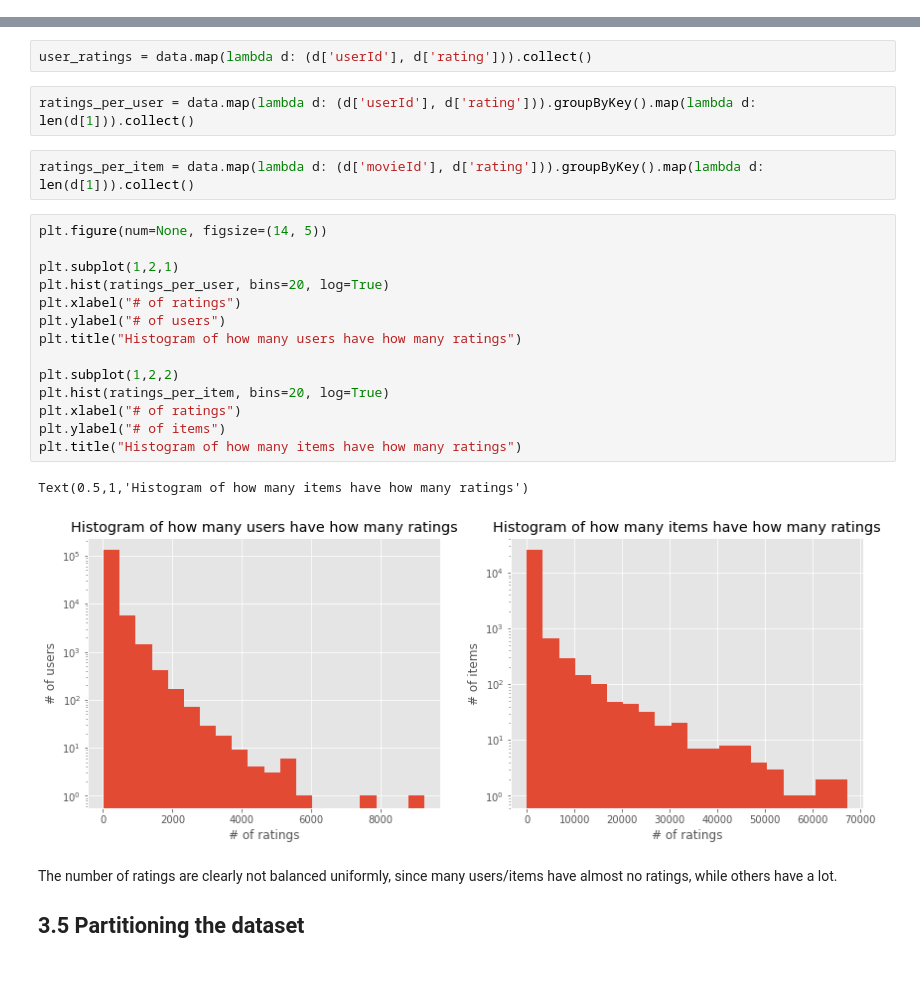
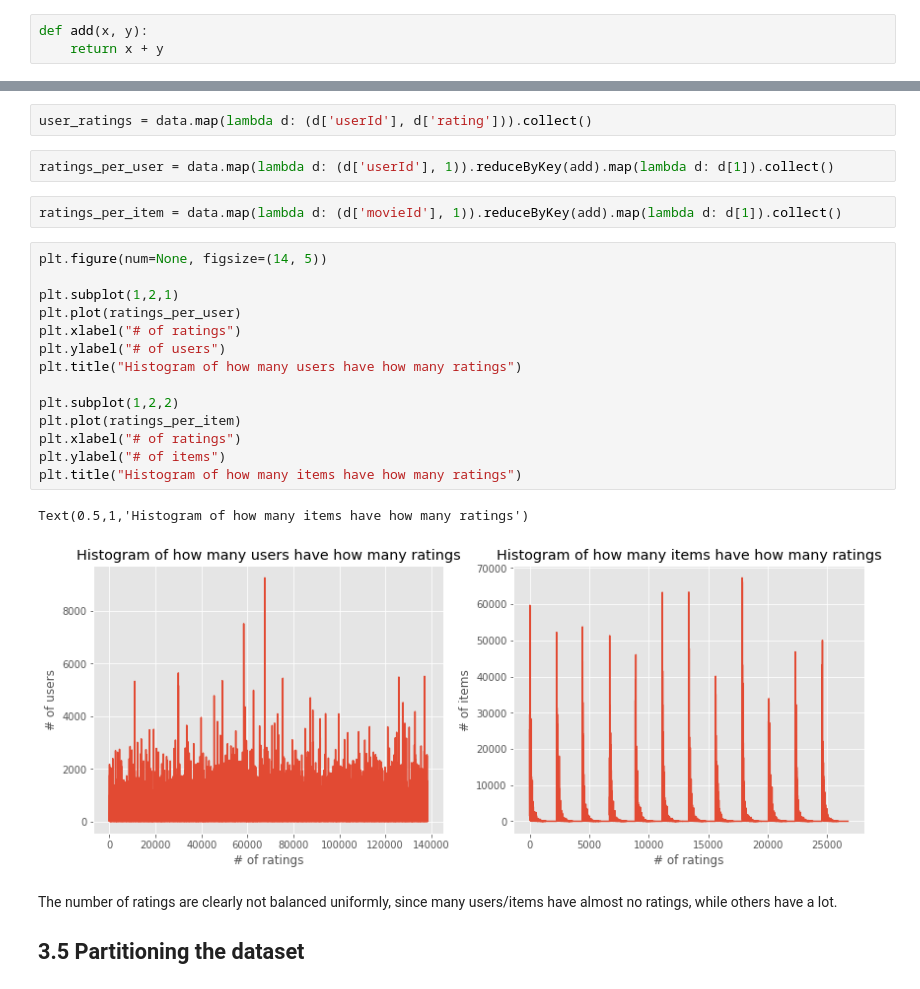
Before and after one commit to rbischof/ianalytics, a Jupyter notebook: ix-lab3/lab3-recsys.ipynb, the cells around one changed output, grey strips where cells are left out. Cells and saved outputs as stored; diff of their text form.

```diff
--- a/ix-lab3/lab3-recsys.ipynb
+++ b/ix-lab3/lab3-recsys.ipynb
@@ -12,6 +13,9 @@ from matplotlib.colors import rgb2hex
 
 %matplotlib inline
 plt.style.use("ggplot")
+# %%
+def add(x, y):
+    return x + y
 # %% [markdown]
 What does the data look like?
 # %%
@@ -26,26 +30,26 @@ data = sc.textFile("/ix/ml-20m/ratings.txt").map(json.loads)
 # %%
 user_ratings = data.map(lambda d: (d['userId'], d['rating'])).collect()
 # %%
-ratings_per_user = data.map(lambda d: (d['userId'], d['rating'])).groupByKey().map(lambda d: len(d[1])).collect()
+ratings_per_user = data.map(lambda d: (d['userId'], 1)).reduceByKey(add).map(lambda d: d[1]).collect()
 # %%
-ratings_per_item = data.map(lambda d: (d['movieId'], d['rating'])).groupByKey().map(lambda d: len(d[1])).collect()
+ratings_per_item = data.map(lambda d: (d['movieId'], 1)).reduceByKey(add).map(lambda d: d[1]).collect()
 # %%
 plt.figure(num=None, figsize=(14, 5))
 
 plt.subplot(1,2,1)
-plt.hist(ratings_per_user, bins=20, log=True)
+plt.plot(ratings_per_user)
 plt.xlabel("# of ratings")
 plt.ylabel("# of users")
 plt.title("Histogram of how many users have how many ratings")
 
 plt.subplot(1,2,2)
-plt.hist(ratings_per_item, bins=20, log=True)
+plt.plot(ratings_per_item)
 plt.xlabel("# of ratings")
 plt.ylabel("# of items")
 plt.title("Histogram of how many items have how many ratings")
 # %% [output]
 Text(0.5,1,'Histogram of how many items have how many ratings')
-[figure, old version]
+[figure, new version]
 # %% [markdown]
 The number of ratings are clearly not balanced uniformly, since many users/items have almost no ratings, while others have a lot.
 ## 3.5 Partitioning the dataset
```
Also changed, not shown: parts of 24 cells of this notebook, 1 other file.
